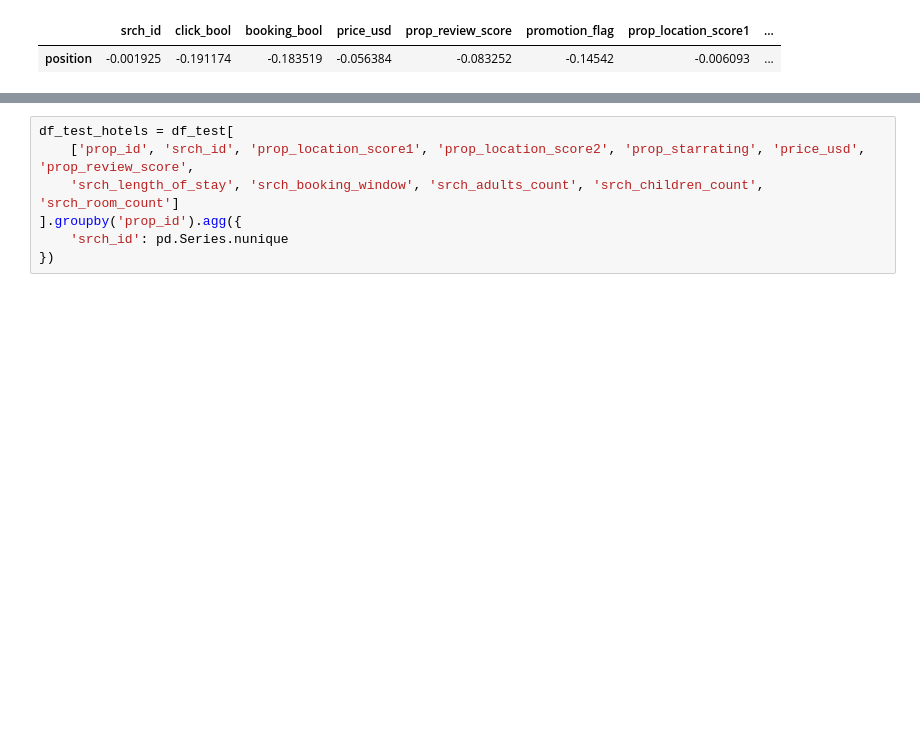
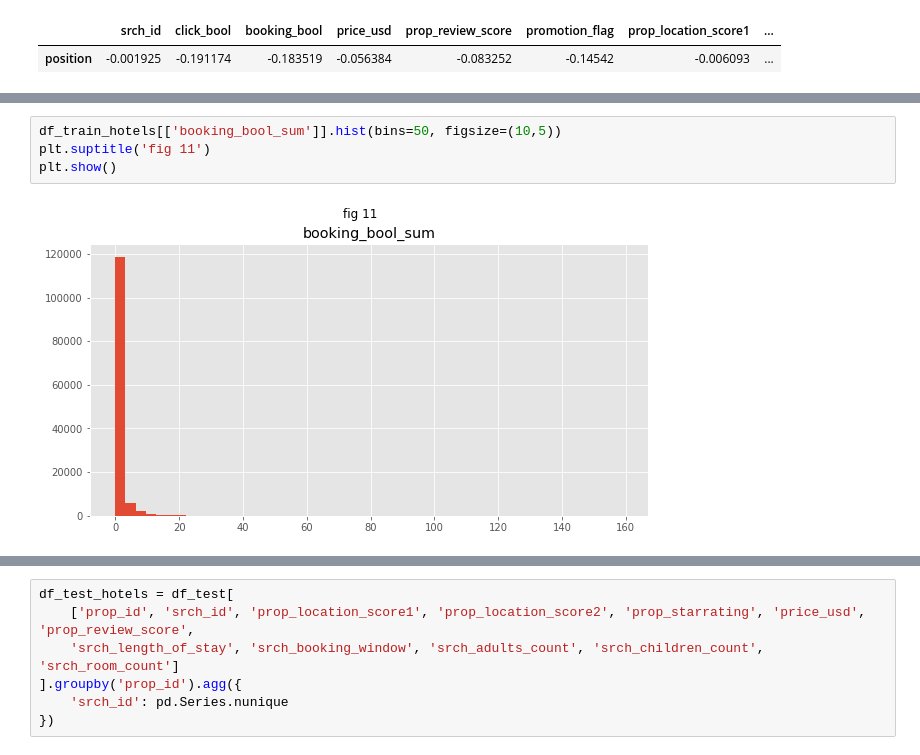
Before and after one commit to lkuffo/dm-kaggle, a Jupyter notebook: EDA 1.ipynb, the cells around one changed output, grey strips where cells are left out. Saved outputs shown, nothing was run; the diff lists cells and outputs as text; blank space fills up the shorter version.

```diff
--- a/EDA 1.ipynb
+++ b/EDA 1.ipynb
@@ -1198,0 +1271,6 @@ array([[<AxesSubplot:title={'center':'sum'}>]], dtype=object)
+# %%
+df_train_hotels[['booking_bool_sum']].hist(bins=50, figsize=(10,5))
+plt.suptitle('fig 11')
+plt.show()
+# %% [output]
+[figure, added]
```
Also changed, not shown: parts of 12 cells of this notebook.
